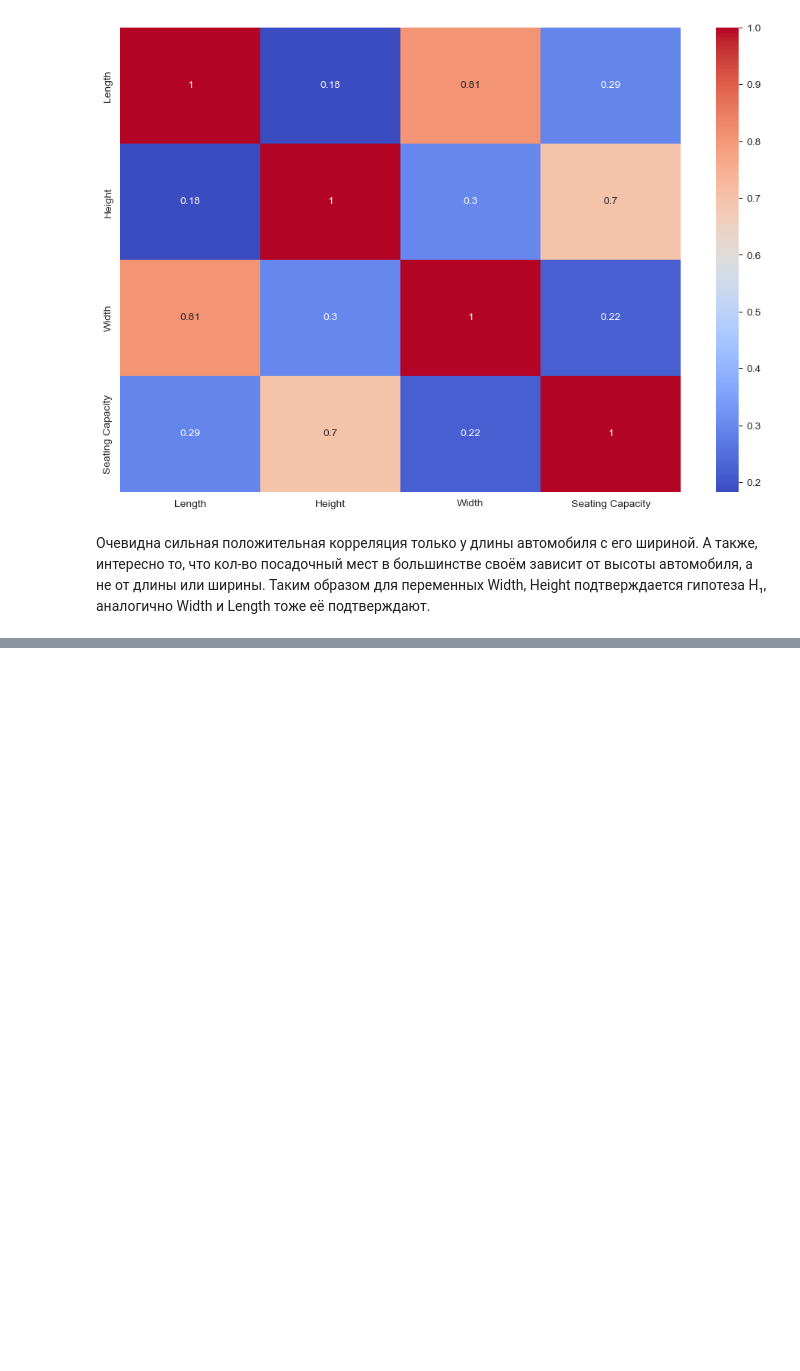
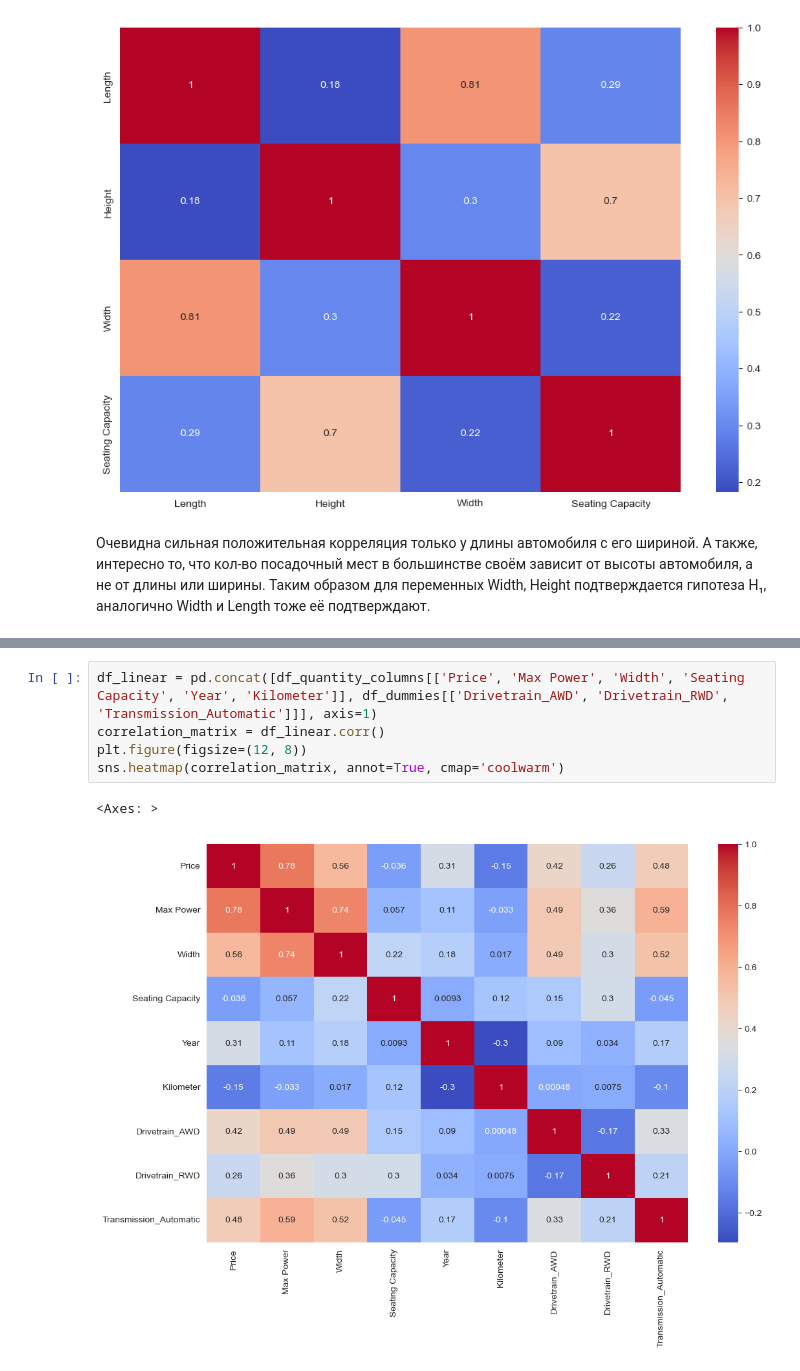
Before and after one commit to brshtsk/hell-in-python, a Jupyter notebook: Проект-авто.ipynb, the cells around one changed output, grey strips where cells are left out. Drawn from its saved outputs; the diff is of its cells as text; blank space fills up the shorter version.

```diff
--- a/Проект-авто.ipynb
+++ b/Проект-авто.ipynb
@@ -565,0 +594,8 @@ plt.show()
+# %%
+df_linear = pd.concat([df_quantity_columns[['Price', 'Max Power', 'Width', 'Seating Capacity', 'Year', 'Kilometer']], df_dummies[['Drivetrain_AWD', 'Drivetrain_RWD', 'Transmission_Automatic']]], axis=1)
+correlation_matrix = df_linear.corr()
+plt.figure(figsize=(12, 8))
+sns.heatmap(correlation_matrix, annot=True, cmap='coolwarm')
+# %% [output]
+<Axes: >
+[figure, added]
```
Also changed, not shown: parts of 9 cells of this notebook.
